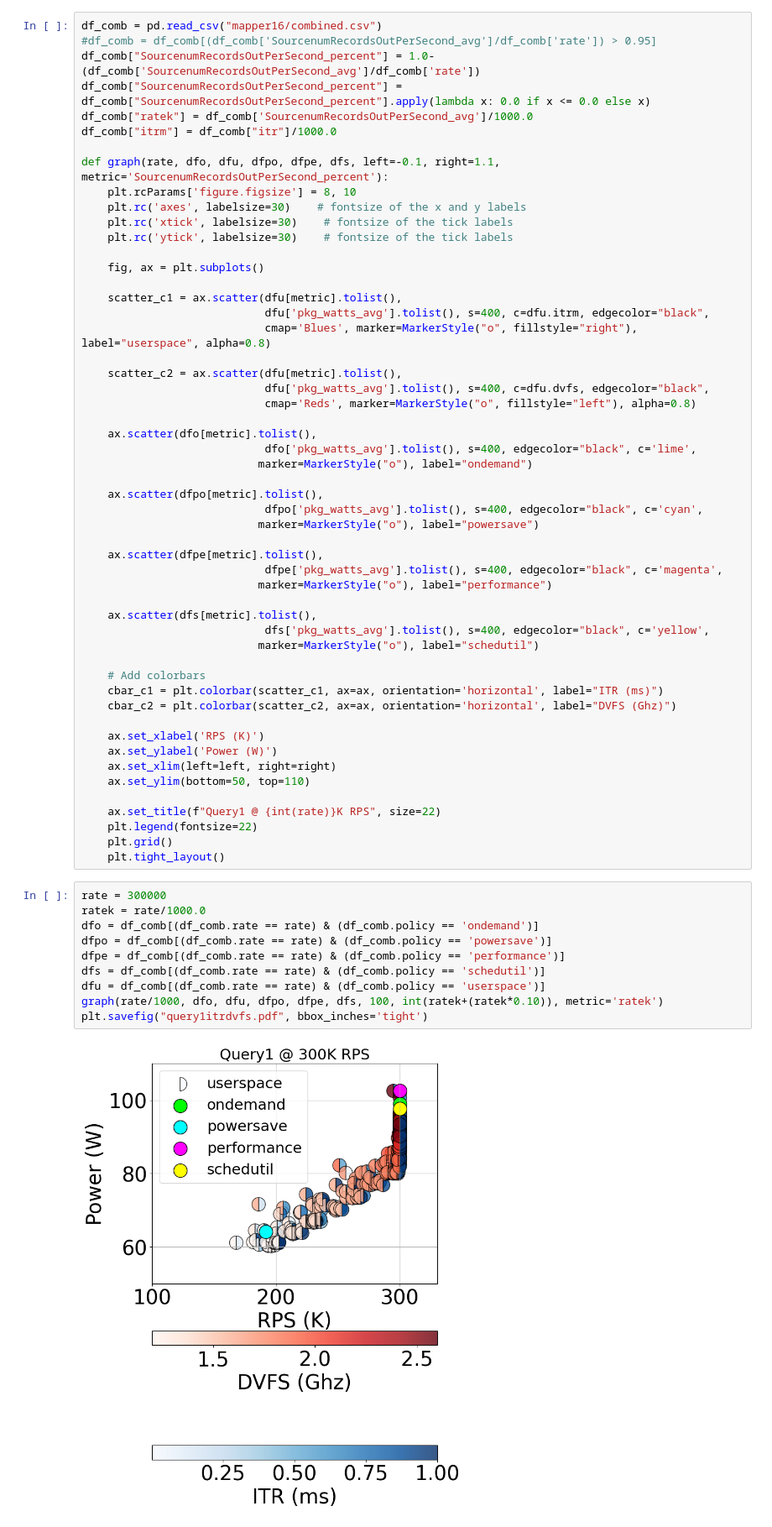
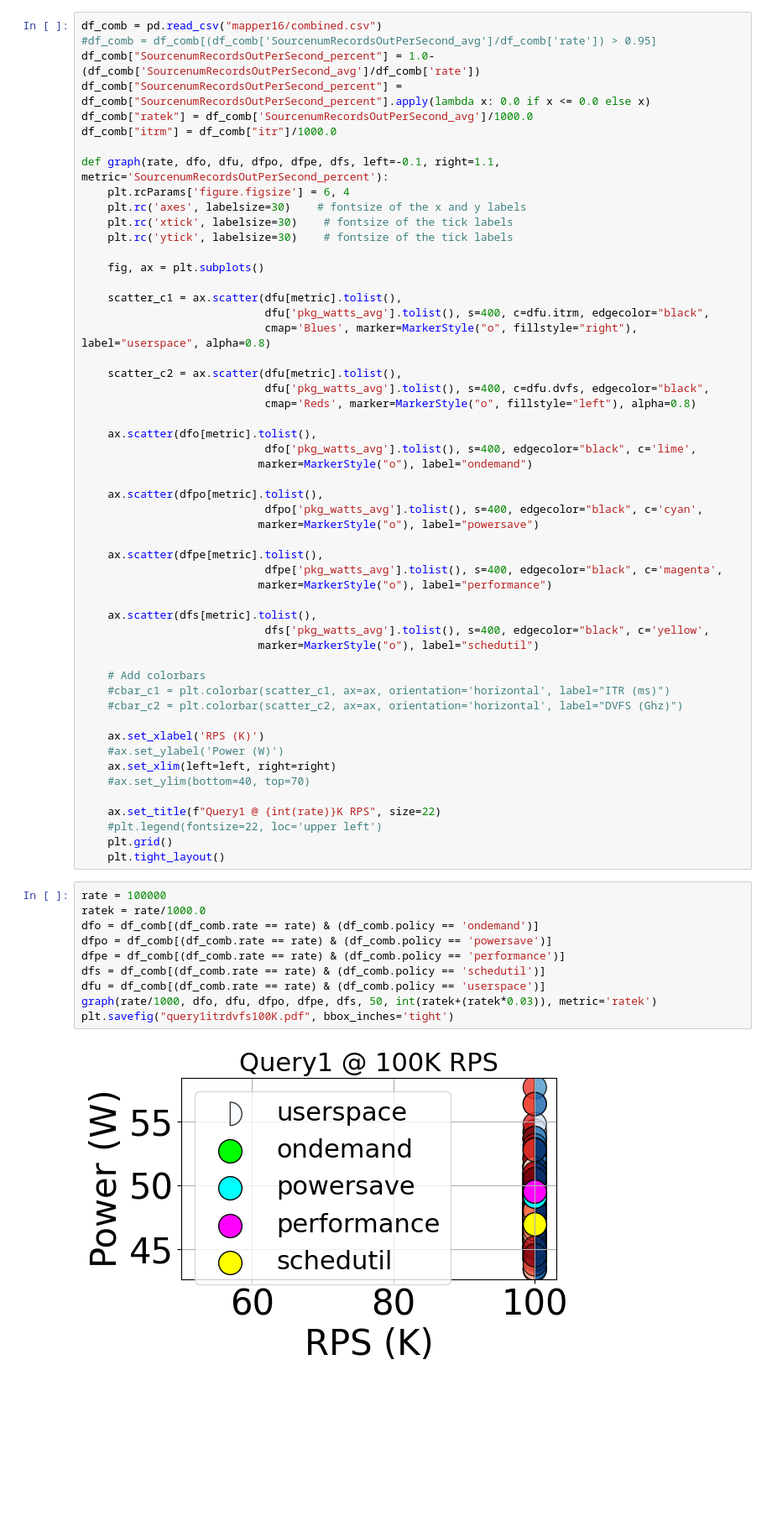
Before and after one commit to EEStrmCmptng/dataset, a Jupyter notebook: micro/query1/ITRDVFS/Q1-ITR-DVFS.ipynb, the cells around one changed output. Shown at 84% size. Saved outputs shown, nothing was run; the diff lists cells and outputs as text; blank space fills up the shorter version.

```diff
--- a/micro/query1/ITRDVFS/Q1-ITR-DVFS.ipynb
+++ b/micro/query1/ITRDVFS/Q1-ITR-DVFS.ipynb
@@ -26,7 +26,7 @@ df_comb["ratek"] = df_comb['SourcenumRecordsOutPerSecond_avg']/1000.0
 df_comb["itrm"] = df_comb["itr"]/1000.0
 
 def graph(rate, dfo, dfu, dfpo, dfpe, dfs, left=-0.1, right=1.1, metric='SourcenumRecordsOutPerSecond_percent'):
-    plt.rcParams['figure.figsize'] = 8, 10
+    plt.rcParams['figure.figsize'] = 6, 4
     plt.rc('axes', labelsize=30)    # fontsize of the x and y labels
     plt.rc('xtick', labelsize=30)    # fontsize of the tick labels
     plt.rc('ytick', labelsize=30)    # fontsize of the tick labels
@@ -58,27 +58,27 @@ def graph(rate, dfo, dfu, dfpo, dfpe, dfs, left=-0.1, right=1.1, metric='Sourcen
                            marker=MarkerStyle("o"), label="schedutil")
 
     # Add colorbars
-    cbar_c1 = plt.colorbar(scatter_c1, ax=ax, orientation='horizontal', label="ITR (ms)")
-    cbar_c2 = plt.colorbar(scatter_c2, ax=ax, orientation='horizontal', label="DVFS (Ghz)")
+    #cbar_c1 = plt.colorbar(scatter_c1, ax=ax, orientation='horizontal', label="ITR (ms)")
+    #cbar_c2 = plt.colorbar(scatter_c2, ax=ax, orientation='horizontal', label="DVFS (Ghz)")
 
     ax.set_xlabel('RPS (K)')
-    ax.set_ylabel('Power (W)')
+    #ax.set_ylabel('Power (W)')
     ax.set_xlim(left=left, right=right)
-    ax.set_ylim(bottom=50, top=110)
+    #ax.set_ylim(bottom=40, top=70)
 
     ax.set_title(f"Query1 @ {int(rate)}K RPS", size=22)
-    plt.legend(fontsize=22)
+    #plt.legend(fontsize=22, loc='upper left')
     plt.grid()
     plt.tight_layout()
 # %%
-rate = 300000
+rate = 100000
 ratek = rate/1000.0
 dfo = df_comb[(df_comb.rate == rate) & (df_comb.policy == 'ondemand')]
 dfpo = df_comb[(df_comb.rate == rate) & (df_comb.policy == 'powersave')]
 dfpe = df_comb[(df_comb.rate == rate) & (df_comb.policy == 'performance')]
 dfs = df_comb[(df_comb.rate == rate) & (df_comb.policy == 'schedutil')]
 dfu = df_comb[(df_comb.rate == rate) & (df_comb.policy == 'userspace')]
-graph(rate/1000, dfo, dfu, dfpo, dfpe, dfs, 100, int(ratek+(ratek*0.10)), metric='ratek')
-plt.savefig("query1itrdvfs.pdf", bbox_inches='tight')
+graph(rate/1000, dfo, dfu, dfpo, dfpe, dfs, 50, int(ratek+(ratek*0.03)), metric='ratek')
+plt.savefig("query1itrdvfs100K.pdf", bbox_inches='tight')
 # %% [output]
-[figure, old version]
+[figure, new version]
```
Also changed, not shown: parts of 4 cells of this notebook, 1 other file.
